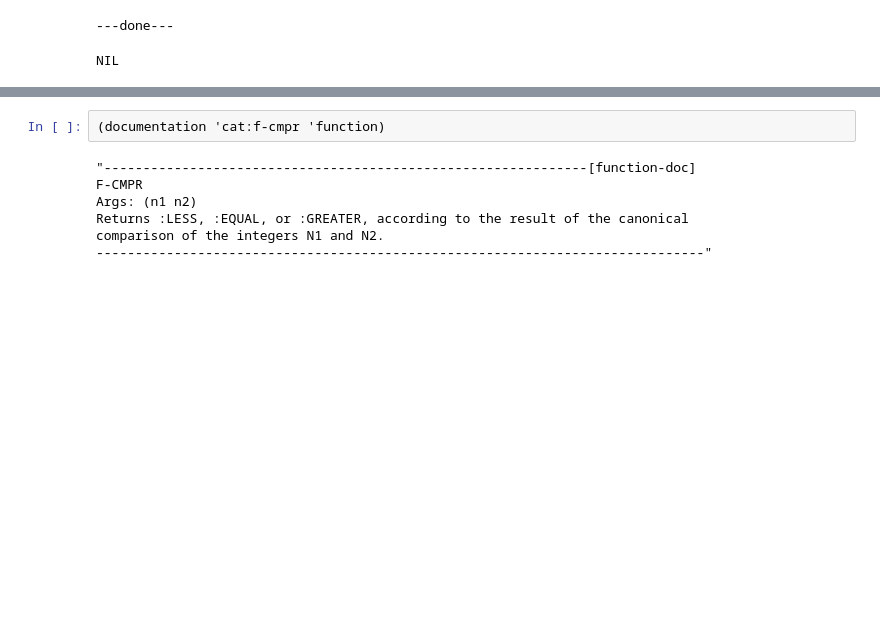
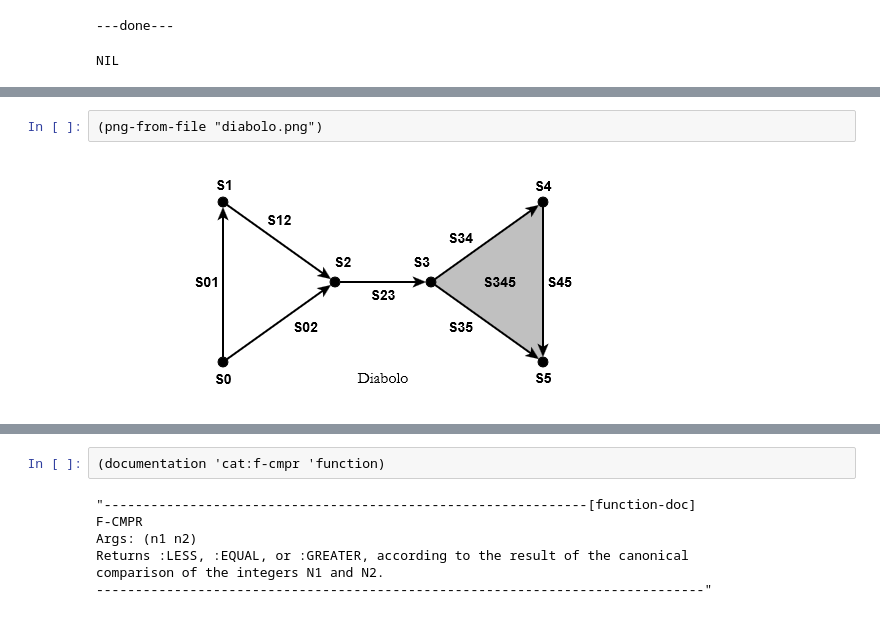
Before and after one commit to gheber/kenzo, a Jupyter notebook: examples/Chapter1.ipynb, the cells around one changed output, grey strips where cells are left out. Saved outputs shown, nothing was run; the diff lists cells and outputs as text; blank space fills up the shorter version.

```diff
--- a/examples/Chapter1.ipynb
+++ b/examples/Chapter1.ipynb
@@ -17,0 +23,4 @@ NIL
+# %%
+(png-from-file "diabolo.png")
+# %% [output]
+[figure, added]
```
Also changed, not shown: parts of 19 cells of this notebook, 1 other file.
